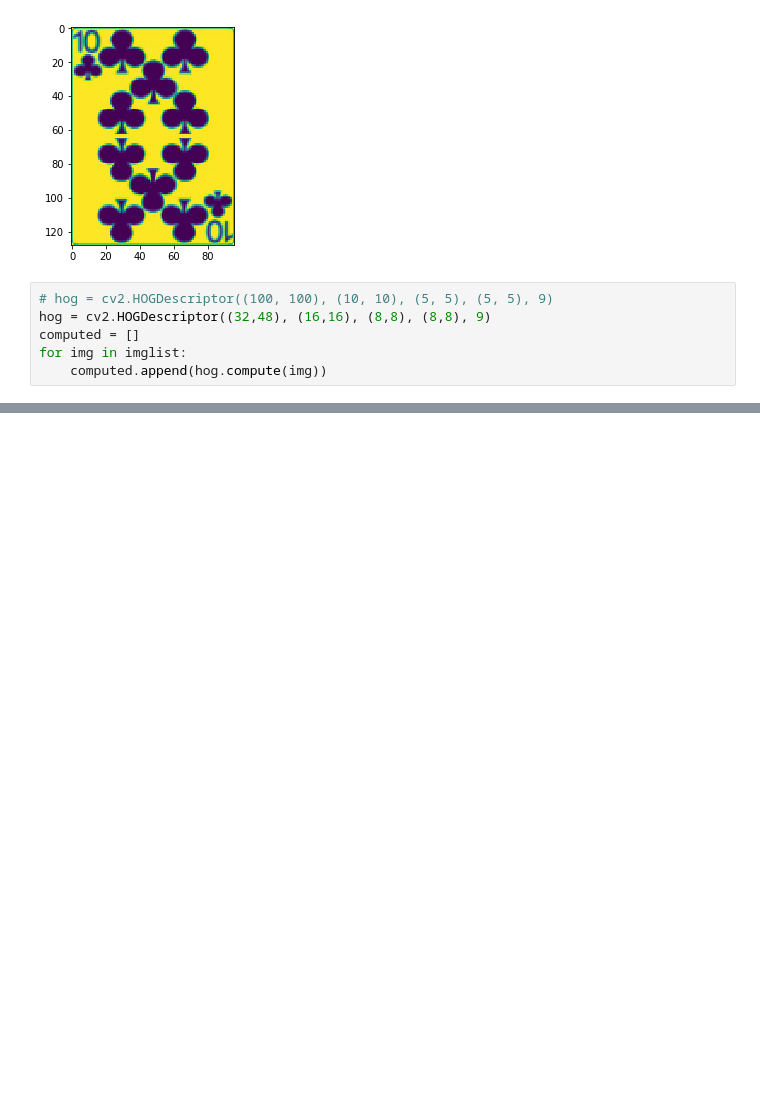
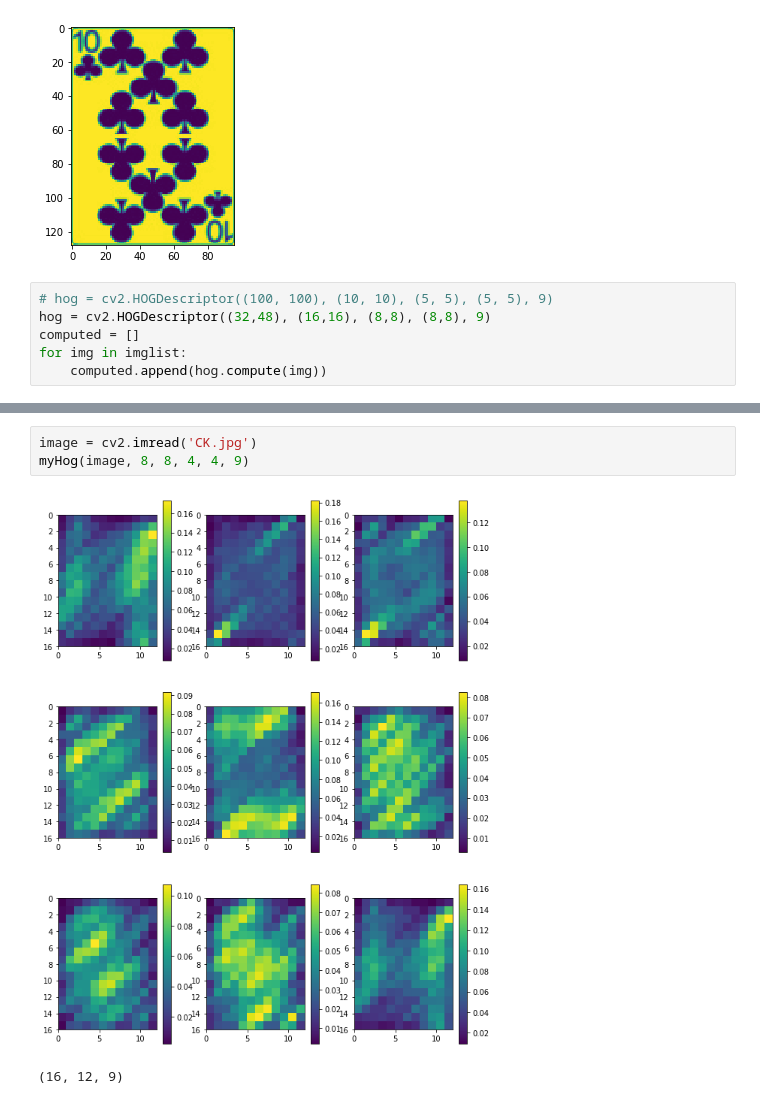
Before and after one commit to KangDoHyeong/PlayingCardsDetection, a Jupyter notebook: Doh/1208 HOG.ipynb, the cells around one changed output, grey strips where cells are left out. Drawn from its saved outputs; the diff is of its cells as text; blank space fills up the shorter version.

```diff
--- a/Doh/1208 HOG.ipynb
+++ b/Doh/1208 HOG.ipynb
@@ -85,0 +159,6 @@ print(hog.blockStride)
+# %%
+image = cv2.imread('CK.jpg')
+myHog(image, 8, 8, 4, 4, 9)
+# %% [output]
+[figure, added]
+(16, 12, 9)
```
Also changed, not shown: parts of 18 cells of this notebook, 1 other file.
